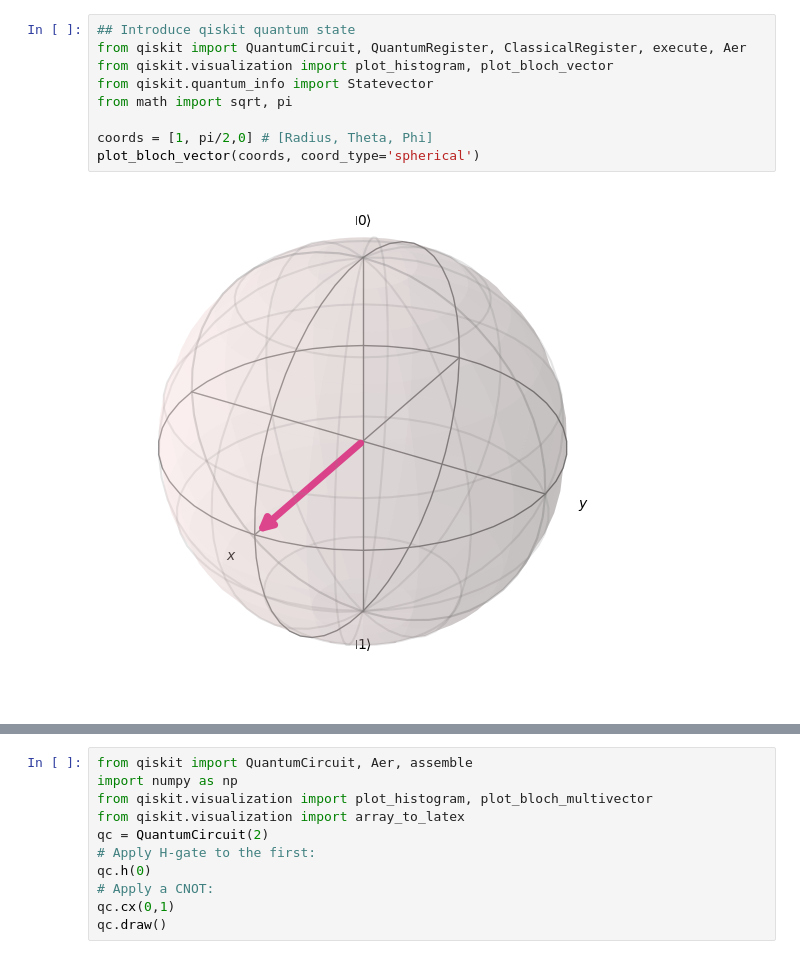
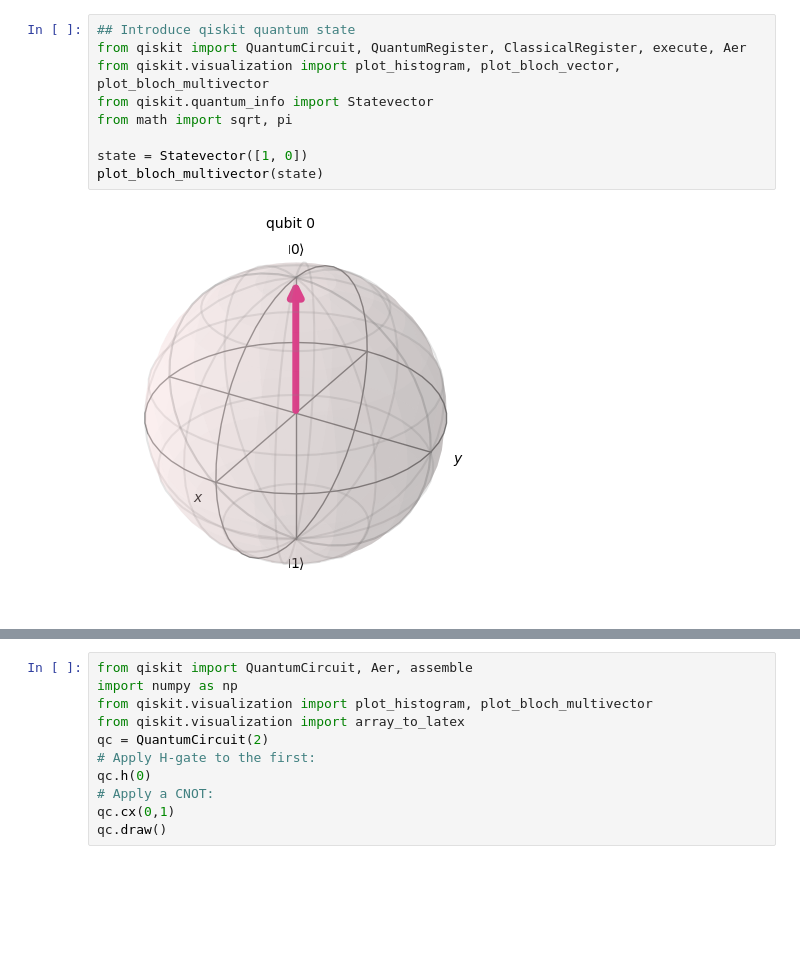
Before and after one commit to AlaricCheng/klass-workshop-hands-on, a Jupyter notebook: basics.ipynb, the cells around one changed output, grey strips where cells are left out. Saved outputs shown, nothing was run; the diff lists cells and outputs as text; blank space fills up the shorter version.

```diff
--- a/basics.ipynb
+++ b/basics.ipynb
@@ -63,11 +70,11 @@ Below we have plotted a qubit in the state $|{+}\rangle$. In this case, $\theta
 # %%
 ## Introduce qiskit quantum state
 from qiskit import QuantumCircuit, QuantumRegister, ClassicalRegister, execute, Aer
-from qiskit.visualization import plot_histogram, plot_bloch_vector
+from qiskit.visualization import plot_histogram, plot_bloch_vector, plot_bloch_multivector
 from qiskit.quantum_info import Statevector
 from math import sqrt, pi
 
-coords = [1, pi/2,0] # [Radius, Theta, Phi]
-plot_bloch_vector(coords, coord_type='spherical')
+state = Statevector([1, 0])
+plot_bloch_multivector(state)
 # %% [output]
-[figure, old version]
+[figure, new version]
```
Also changed, not shown: parts of 56 cells of this notebook, 2 other files.
